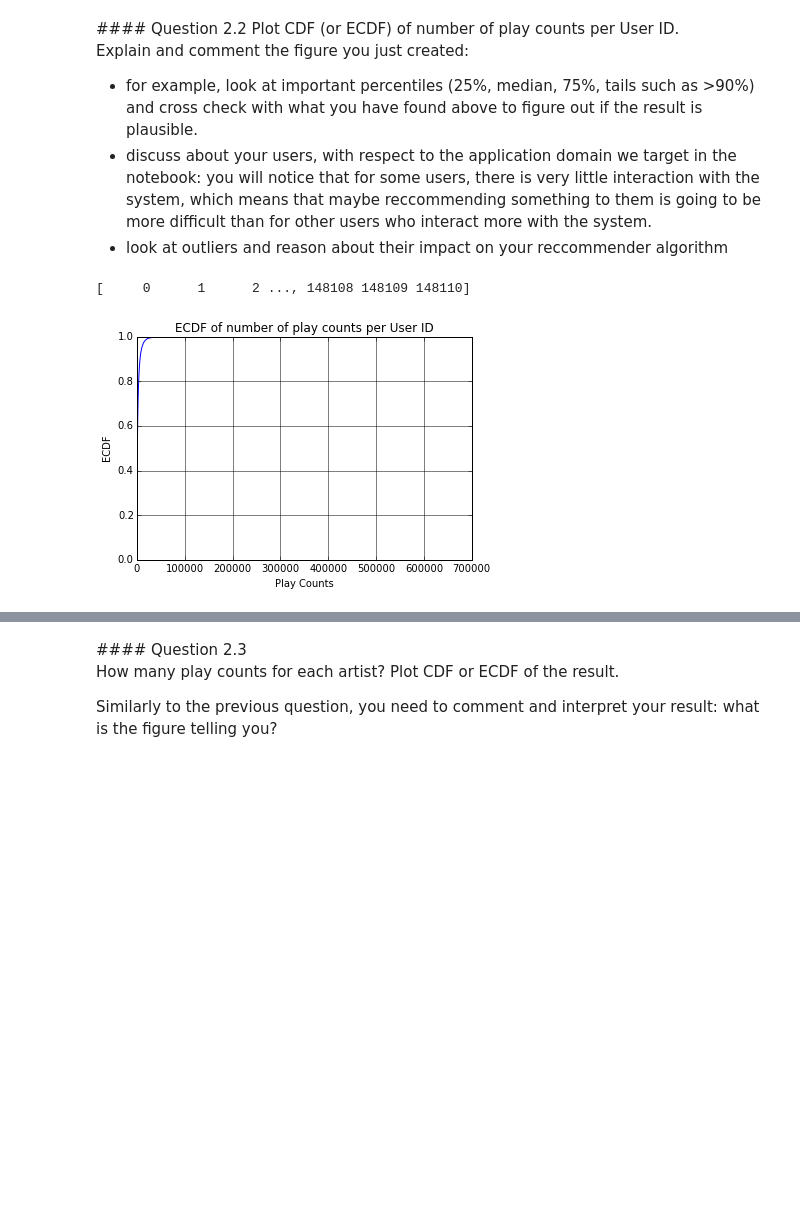
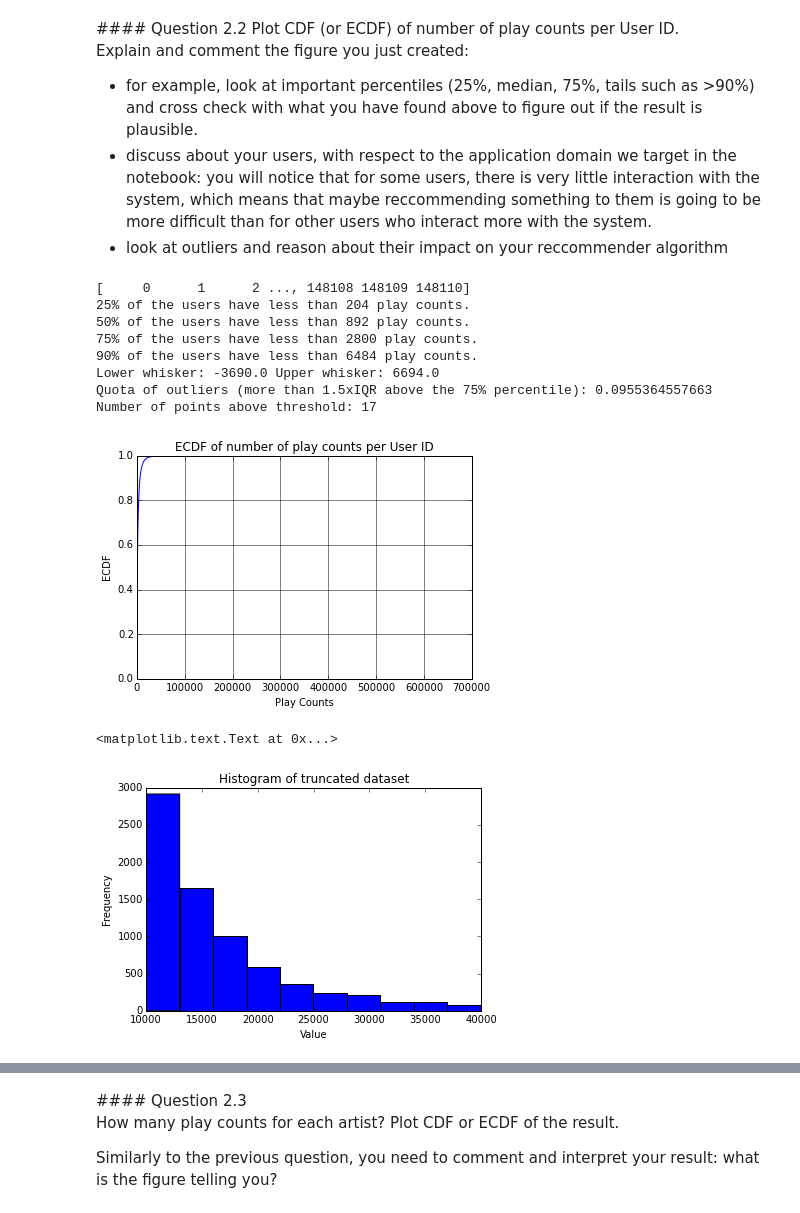
Before and after one commit to sjerbi/Algorithmic-Machine-Learning, a Jupyter notebook: [Lecture 3+4] Recommender algorithm - Music recommendations.ipynb, the cells around one changed output, grey strips where cells are left out. Cells and saved outputs as stored; diff of their text form; code cells hidden in the pictures; blank space fills up the shorter version.

```diff
--- a/[Lecture 3+4] Recommender algorithm - Music recommendations.ipynb
+++ b/[Lecture 3+4] Recommender algorithm - Music recommendations.ipynb
@@ -243,20 +245,57 @@ Explain and comment the figure you just created:
 * for example, look at important percentiles (25%, median, 75%, tails such as >90%) and cross check with what you have found above to figure out if the result is plausible.
 * discuss about your users, with respect to the application domain we target in the notebook: you will notice that for some users, there is very little interaction with the system, which means that maybe reccommending something to them is going to be more difficult than for other users who interact more with the system.
 * look at outliers and reason about their impact on your reccommender algorithm
-# %%
-
-pdf = pd.DataFrame(data=userActivity)
-Y=np.sort( pdf[1] )
-yvals=np.arange(len(Y))/float(len(Y))
-
-print(np.arange(len(Y)))
-
-plt.plot( Y, yvals )
-plt.xlabel('Play Counts')
-plt.ylabel('ECDF')
-plt.grid(True,which="both",ls="-")
-plt.title('ECDF of number of play counts per User ID')
-plt.show()
-# %% [output]
-[     0      1      2 ..., 148108 148109 148110]
-[figure, removed]
+# %%
+pdf = pd.DataFrame(data=userActivity)
+Y=np.sort( pdf[1] )
+yvals=np.arange(len(Y))/float(len(Y))
+
+print(np.arange(len(Y)))
+
+q25_index = np.max(np.where(yvals <= 0.25))
+q50_index = np.max(np.where(yvals <= 0.5))
+q75_index = np.max(np.where(yvals <= 0.75))
+q90_index = np.max(np.where(yvals <= 0.90))
+print('25% of the users have less than', Y[q25_index], 'play counts.')
+print('50% of the users have less than', Y[q50_index], 'play counts.')
+print('75% of the users have less than', Y[q75_index], 'play counts.')
+print('90% of the users have less than', Y[q90_index], 'play counts.')
+
+# compute interquartile range
+iqr = Y[q75_index] - Y[q25_index]
+lower_whisker = Y[q25_index] - 1.5 * iqr
+upper_whisker = Y[q75_index] + 1.5 * iqr
+
+print('Lower whisker:', lower_whisker, 'Upper whisker:', upper_whisker)
+
+outlier_quota = np.sum(Y >= upper_whisker) / float(len(Y))
+print('Quota of outliers (more than 1.5xIQR above the 75% percentile):', outlier_quota)
+
+# number of points above threshold
+num_points = np.sum(Y >= 100000)
+print('Number of points above threshold:', num_points)
+
+plt.plot( Y, yvals )
+plt.xlabel('Play Counts')
+plt.ylabel('ECDF')
+plt.grid(True,which="both",ls="-")
+plt.title('ECDF of number of play counts per User ID')
+plt.show()
+
+filtered_data = pdf[1][(pdf[1] > 10000) & (pdf[1]<40000)].values
+plt.hist(filtered_data)
+plt.title("Histogram of truncated dataset")
+plt.xlabel("Value")
+plt.ylabel("Frequency")
+# %% [output]
+[     0      1      2 ..., 148108 148109 148110]
+25% of the users have less than 204 play counts.
+50% of the users have less than 892 play counts.
+75% of the users have less than 2800 play counts.
+90% of the users have less than 6484 play counts.
+Lower whisker: -3690.0 Upper whisker: 6694.0
+Quota of outliers (more than 1.5xIQR above the 75% percentile): 0.0955364557663
+Number of points above threshold: 17
+[figure, added]
+<matplotlib.text.Text at 0x...>
+[figure, added]
```
Also changed, not shown: parts of 27 cells of this notebook.
